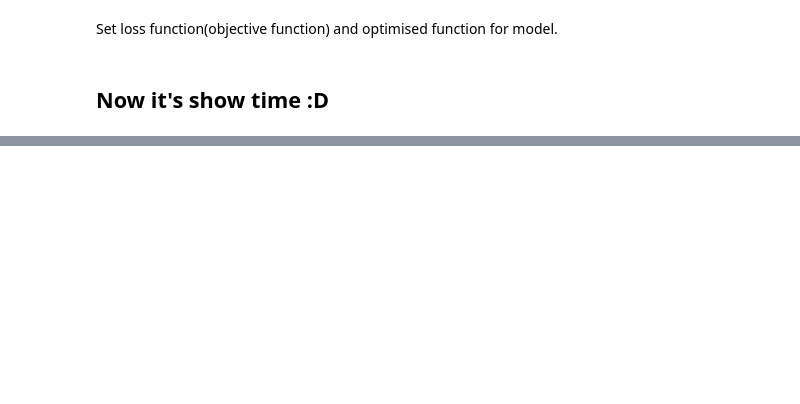
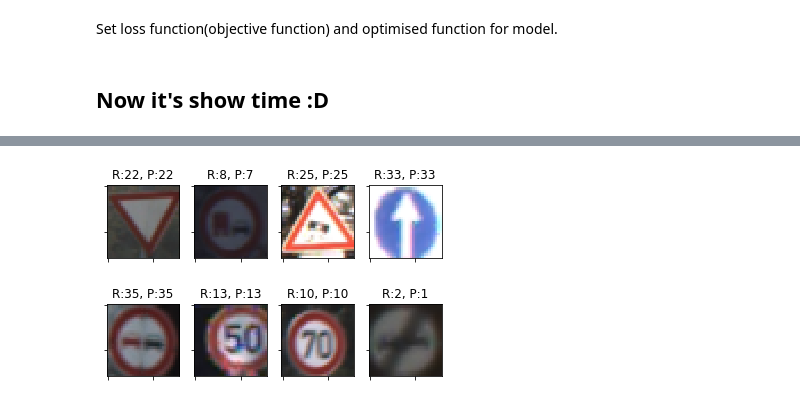
Before and after one commit to jedichien/self-driving, a Jupyter notebook: project_2_traffic_sign_classification/2_classification.ipynb, the cells around one changed output, grey strips where cells are left out. Drawn from its saved outputs; the diff is of its cells as text; code cells hidden in the pictures; blank space fills up the shorter version.

Commit message:
latest notebook, README.md, and demonstrative images.

```diff
--- a/project_2_traffic_sign_classification/2_classification.ipynb
+++ b/project_2_traffic_sign_classification/2_classification.ipynb
@@ -189,17 +192,16 @@ _________________________________________________________________
 # %% [markdown]
 Set loss function(objective function) and optimised function for model.
 # %%
-from keras.optimizers import SGD
+from keras.optimizers import Adam
+
 lr = 0.001
-optimizer = SGD(lr=lr)
+optimizer = Adam(lr=lr)
 cnn.compile(loss='binary_crossentropy', optimizer=optimizer)
 # %% [markdown]
 ## Now it's show time :D
 # %%
-epochs = 100
+epochs = 50
 batch_size = 128
 
 gen_train = image_datagen.flow(X_train_norm, y_train, batch_size=batch_size)
 gen_test = image_datagen.flow(X_test_norm, y_test, batch_size=batch_size)
-# %%
-cnn.fit_generator(generator=gen_train, steps_per_epoch=len(y_train)//batch_size, epochs=epochs, validation_data=gen_test, validation_steps=10)
@@ -224,0 +208,11 @@ KeyboardInterrupt:
+# %%
+import keras
+import os
+
+weights_dir = './weights'
+if not os.path.exists(weights_dir):
+    os.makedirs(weights_dir)
+
+callbacks = [keras.callbacks.ModelCheckpoint(os.path.join(weights_dir, 'checkpoint.{epoch:02d}-{val_loss:.2f}.hd5'), verbose=1, save_weights_only=True)]
+
+cnn.fit_generator(generator=gen_train, steps_per_epoch=100*len(y_train)//batch_size, epochs=epochs, validation_data=gen_test, validation_steps=10, callbacks=callbacks)
@@ -224,0 +238,16 @@ KeyboardInterrupt:
+# %%
+x, y = next(gen_test)
+f, ax_array = plt.subplots(2, 4)
+
+for ax in ax_array.ravel():
+    rid = random.randint(0, y.shape[0]-1)
+    pcls = cnn.predict(x[rid:rid+1])
+    ax.imshow(X_test[rid])
+    ax.set_title('R:{}, P:{}'.format(np.argmax(y[rid], axis=0), np.argmax(pcls, axis=1)[0]))
+
+plt.setp([ax.get_xticklabels() for ax in ax_array.ravel()], visible=False)
+plt.setp([ax.get_yticklabels() for ax in ax_array.ravel()], visible=False)
+plt.savefig('output/result.jpg')
+plt.show()
+# %% [output]
+[figure, added]
```
Also changed, not shown: parts of 9 cells of this notebook, 3 other files.
